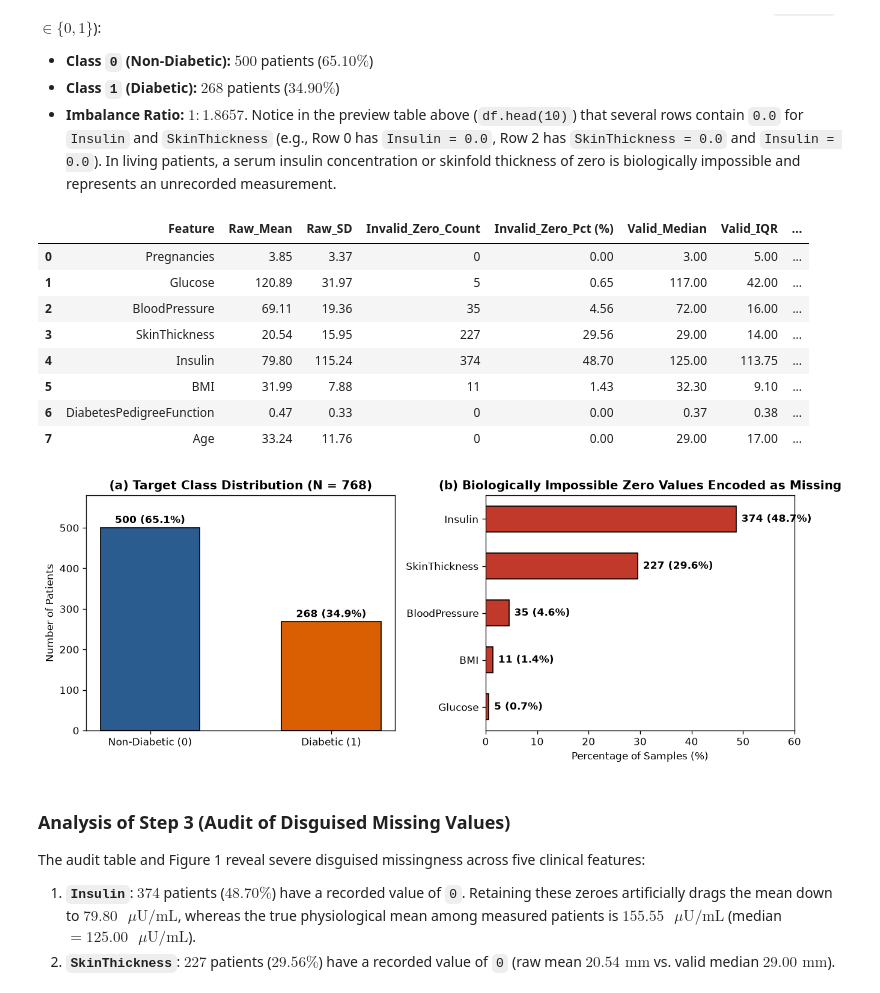
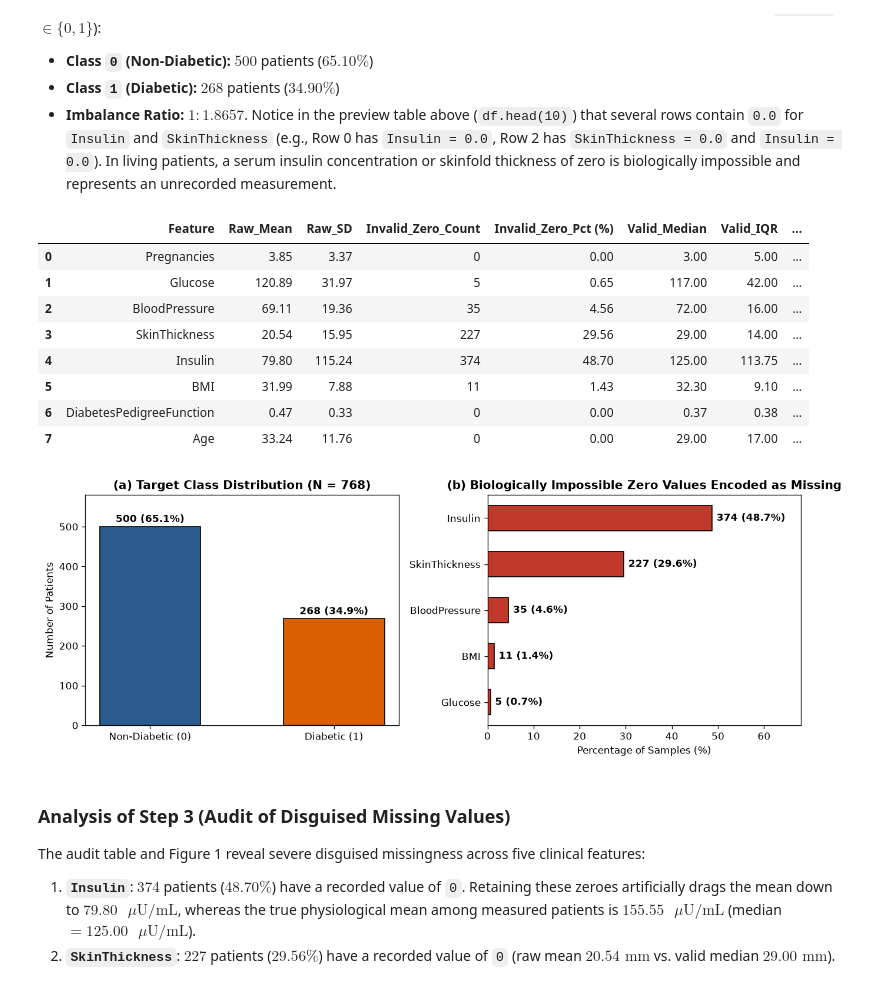
Before and after one commit to dwinurkolis29/pima-diabetes-classification, a Jupyter notebook: deliverables/02_Colab_Notebook_Diabetes_Classification.ipynb, the cells around one changed output. Cells and saved outputs as stored; diff of their text form; code cells hidden in the pictures.

```diff
--- a/deliverables/02_Colab_Notebook_Diabetes_Classification.ipynb
+++ b/deliverables/02_Colab_Notebook_Diabetes_Classification.ipynb
@@ -139,35 +144,35 @@ for col in FEATURE_COLUMNS:
 audit_df = pd.DataFrame(audit_rows)
 display(audit_df)
 
 fig, axes = plt.subplots(1, 2, figsize=(11, 4.2))
 counts = df['Outcome'].value_counts().sort_index()
 bars = axes[0].bar(['Non-Diabetic (0)', 'Diabetic (1)'], counts.values, color=['#2b5c8f', '#d95f02'], edgecolor='black', width=0.55)
 axes[0].set_title('(a) Target Class Distribution (N = 768)', fontweight='bold')
 axes[0].set_ylabel('Number of Patients')
 axes[0].set_ylim(0, 580)
 for b, c in zip(bars, counts.values):
     axes[0].text(b.get_x() + b.get_width()/2, c + 12, f'{c} ({c/len(df)*100:.1f}%)', ha='center', fontweight='bold')
 
 bio_sub = audit_df[audit_df['Feature'].isin(BIOLOGICAL_ZERO_COLUMNS)].sort_values('Invalid_Zero_Pct (%)')
 bars2 = axes[1].barh(bio_sub['Feature'], bio_sub['Invalid_Zero_Pct (%)'], color='#c0392b', edgecolor='black', height=0.55)
 axes[1].set_title('(b) Biologically Impossible Zero Values Encoded as Missing', fontweight='bold')
 axes[1].set_xlabel('Percentage of Samples (%)')
-axes[1].set_xlim(0, 60)
+axes[1].set_xlim(0, 68)
 for b, (_, r) in zip(bars2, bio_sub.iterrows()):
     axes[1].text(r['Invalid_Zero_Pct (%)'] + 1.0, b.get_y() + b.get_height()/2, f"{int(r['Invalid_Zero_Count'])} ({r['Invalid_Zero_Pct (%)']:.1f}%)", va='center', fontweight='bold')
 plt.tight_layout()
 plt.show()
 # %% [output]
 |  | Feature | Raw_Mean | Raw_SD | Invalid_Zero_Count | Invalid_Zero_Pct (%) | Valid_Median | Valid_IQR | ... |
 | 0 | Pregnancies | 3.85 | 3.37 | 0 | 0.00 | 3.00 | 5.00 | ... |
 | 1 | Glucose | 120.89 | 31.97 | 5 | 0.65 | 117.00 | 42.00 | ... |
 | 2 | BloodPressure | 69.11 | 19.36 | 35 | 4.56 | 72.00 | 16.00 | ... |
 | 3 | SkinThickness | 20.54 | 15.95 | 227 | 29.56 | 29.00 | 14.00 | ... |
 | 4 | Insulin | 79.80 | 115.24 | 374 | 48.70 | 125.00 | 113.75 | ... |
 | 5 | BMI | 31.99 | 7.88 | 11 | 1.43 | 32.30 | 9.10 | ... |
 | 6 | DiabetesPedigreeFunction | 0.47 | 0.33 | 0 | 0.00 | 0.37 | 0.38 | ... |
 | 7 | Age | 33.24 | 11.76 | 0 | 0.00 | 29.00 | 17.00 | ... |
-[figure, old version]
+[figure, new version]
 # %% [markdown]
 ### Analysis of Step 3 (Audit of Disguised Missing Values)
 The audit table and Figure 1 reveal severe disguised missingness across five clinical features:
```
Also changed, not shown: parts of 9 cells of this notebook, 30 other files.
